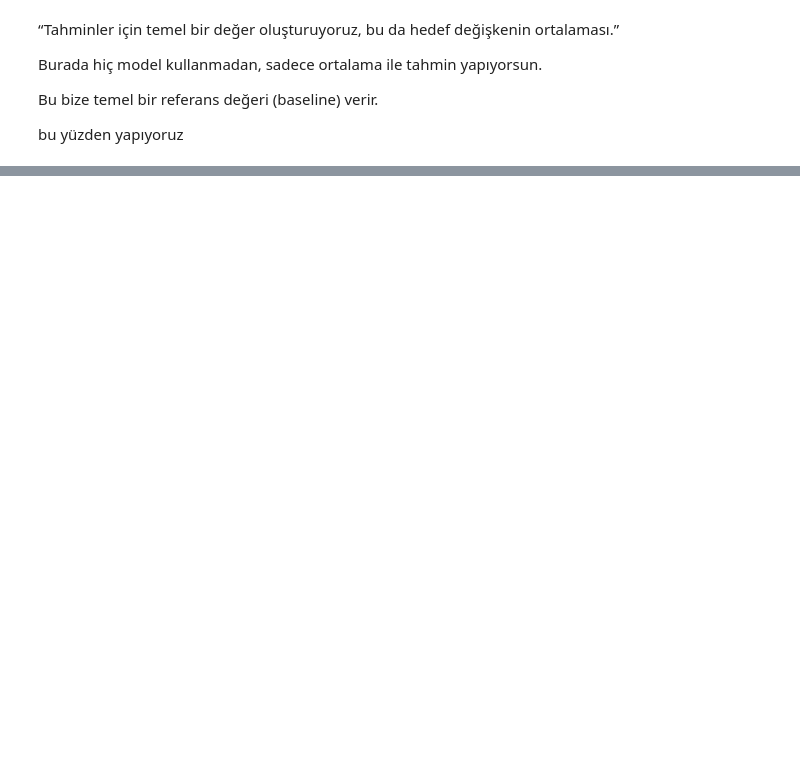
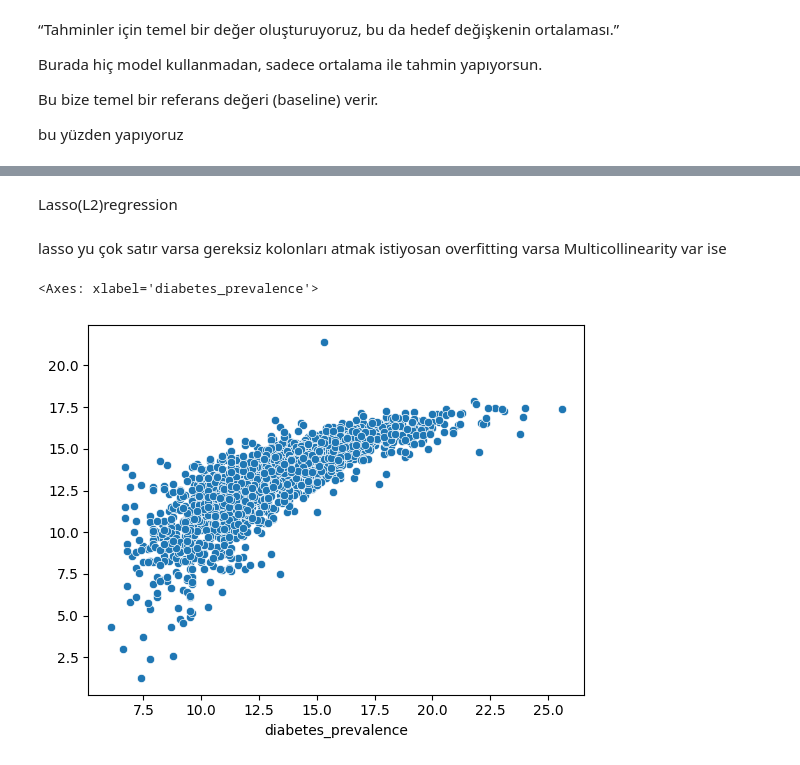
Before and after one commit to utkuseyithanoglu/utku-machine-learning-python-template, a Jupyter notebook: src/Build a linear regression model using pandas and python.ipynb, the cells around one changed output, grey strips where cells are left out. Drawn from its saved outputs; the diff is of its cells as text; code cells hidden in the pictures; blank space fills up the shorter version.

```diff
--- a/src/Build a linear regression model using pandas and python.ipynb
+++ b/src/Build a linear regression model using pandas and python.ipynb
@@ -247,0 +278,13 @@ sns.scatterplot(x=np.linspace(0,22.5),y=np.linspace(0,22.5))
+# %% [markdown]
+Lasso(L2)regression
+# %%
+lasso_model = Lasso(alpha=10,max_iter=5000)
+lasso_model.fit(x_train_dummies,y_train)
+lasso_train_preds = lasso_model.predict(x_train_dummies)
+# %% [markdown]
+lasso yu çok satır varsa gereksiz kolonları atmak istiyosan overfitting varsa Multicollinearity var ise
+# %%
+sns.scatterplot(x=y_train, y= lasso_train_preds)
+# %% [output]
+<Axes: xlabel='diabetes_prevalence'>
+[figure, added]
```
Also changed, not shown: parts of 24 cells of this notebook, 2 other files.
